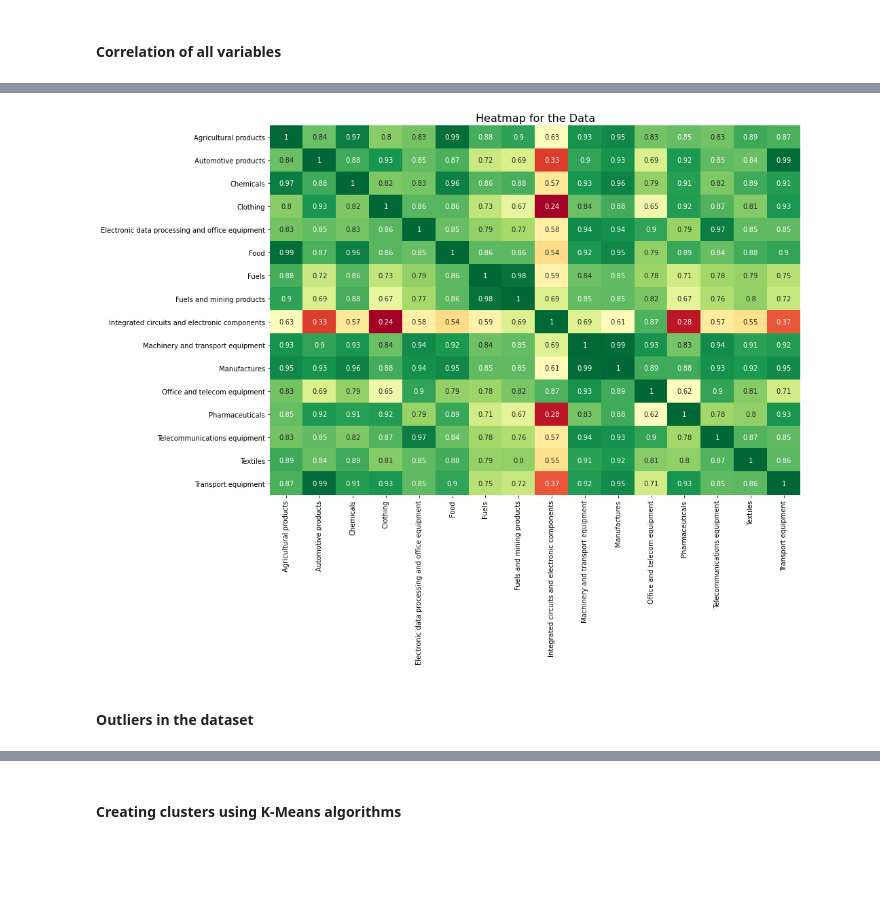
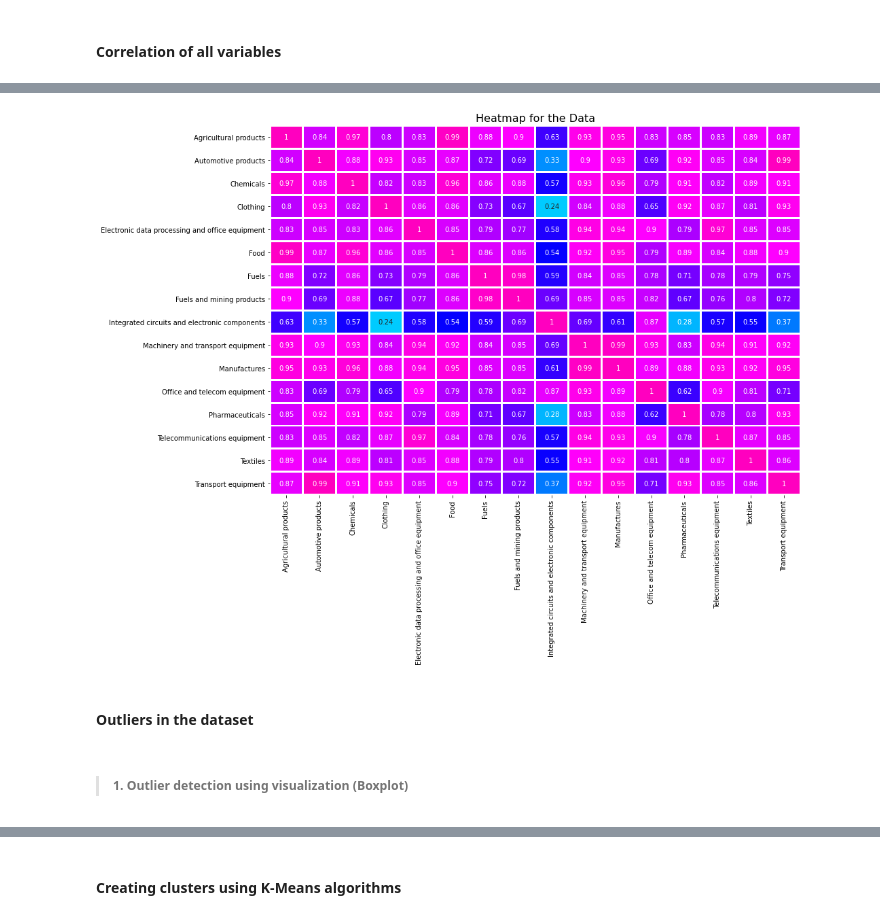
Before and after one commit to kesnel/ayiti-analytics-capstone-project, a Jupyter notebook: EDA.ipynb, the cells around one changed output, grey strips where cells are left out. Drawn from its saved outputs; the diff is of its cells as text; code cells hidden in the pictures; blank space fills up the shorter version.

```diff
--- a/EDA.ipynb
+++ b/EDA.ipynb
@@ -318,4 +318,8 @@ print(df_reshape.duplicated().sum(), 'value')
 0 value
 # %%
 # Drop Rows Only With NaN Values for All Columns
-df_reshape_drop_all = df_reshape.dropna(thresh=4)
+
+'''
+    In our Dataset we noticied that we have rows with NaN let's drop all of theses rows
+'''
+df_reshape_drop_all = df_reshape.dropna(thresh=3)
@@ -595,12 +602,14 @@ corr
 | Textiles | 0.889586 | 0.844632 | 0.886033 | 0.811136 | 0.854418 | 0.883896 | ... |
 | Transport equipment | 0.873797 | 0.992689 | 0.911809 | 0.925108 | 0.853601 | 0.902008 | ... |
 # %%
-# Heatmap
+# Heatmap for visualization
 plt.figure(figsize=(14,10))
-heatmap = sns.heatmap(corr, cmap="RdYlGn", cbar=False, annot=True)
+heatmap = sns.heatmap(corr, cmap="gist_rainbow", cbar=False, annot=True, linecolor='white', linewidths=2, vmin=-1, vmax=1)
 plt.title('Heatmap for the Data', fontsize = 16)
 plt.show()
 # %% [output]
-[figure, old version]
+[figure, new version]
 # %% [markdown]
 #### Outliers in the dataset
+# %% [markdown]
+>##### 1. Outlier detection using visualization (Boxplot)
```
Also changed, not shown: parts of 52 cells of this notebook.
